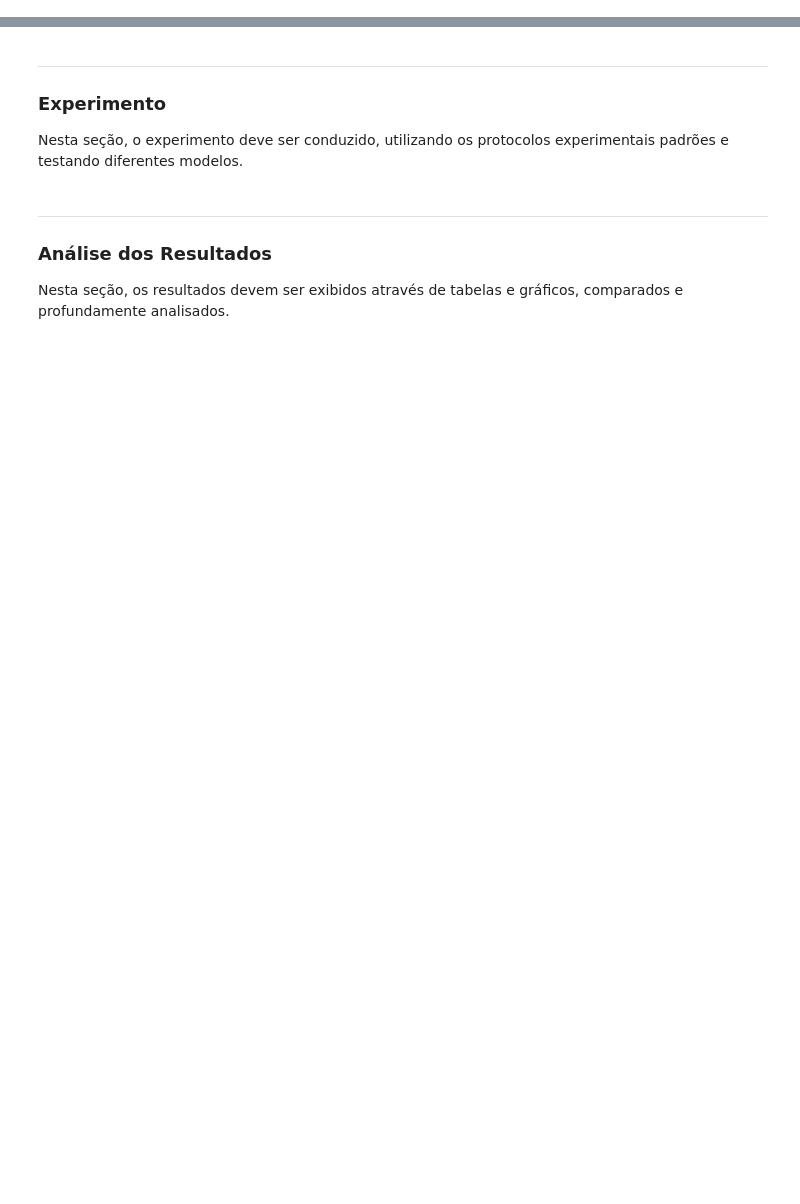
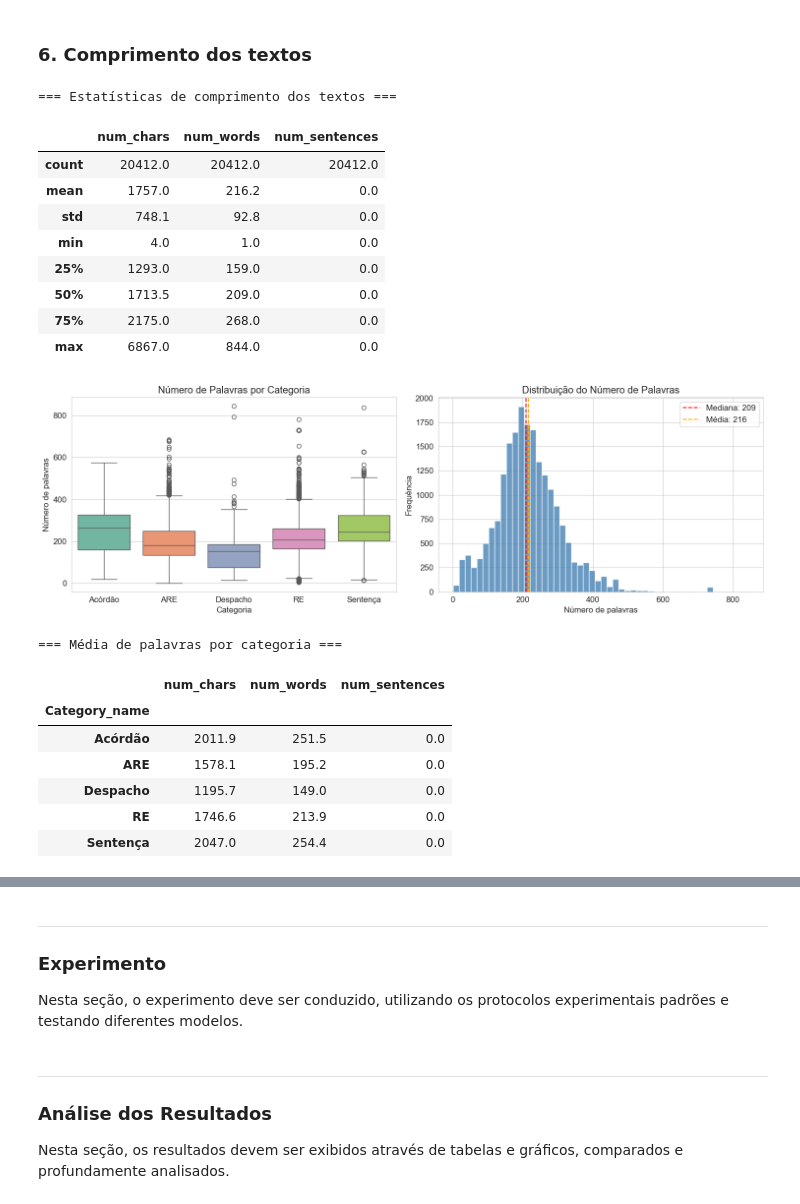
Before and after one commit to GBraga29/ProjetoPLN, a Jupyter notebook: implementacao/main.ipynb, the cells around one changed output, grey strips where cells are left out. Drawn from its saved outputs; the diff is of its cells as text; code cells hidden in the pictures; blank space fills up the shorter version.

```diff
--- a/implementacao/main.ipynb
+++ b/implementacao/main.ipynb
@@ -21,0 +181,25 @@ Nesta seção, deve ser feita a leitura da base de dados e todas as análises ne
+# %% [markdown]
+### 6. Comprimento dos textos
+# %%
+train_valid = ae.adicionar_metricas_comprimento(train_valid)
+ae.plotar_comprimento_textos(train_valid)
+# %% [output]
+=== Estatísticas de comprimento dos textos ===
+|  | num_chars | num_words | num_sentences |
+| count | 20412.0 | 20412.0 | 20412.0 |
+| mean | 1757.0 | 216.2 | 0.0 |
+| std | 748.1 | 92.8 | 0.0 |
+| min | 4.0 | 1.0 | 0.0 |
+| 25% | 1293.0 | 159.0 | 0.0 |
+| 50% | 1713.5 | 209.0 | 0.0 |
+| 75% | 2175.0 | 268.0 | 0.0 |
+| max | 6867.0 | 844.0 | 0.0 |
+[figure, added]
+=== Média de palavras por categoria ===
+|  | num_chars | num_words | num_sentences |
+| Category_name |  |  |  |
+| Acórdão | 2011.9 | 251.5 | 0.0 |
+| ARE | 1578.1 | 195.2 | 0.0 |
+| Despacho | 1195.7 | 149.0 | 0.0 |
+| RE | 1746.6 | 213.9 | 0.0 |
+| Sentença | 2047.0 | 254.4 | 0.0 |
```
Also changed, not shown: parts of 31 cells of this notebook, 8 other files.
